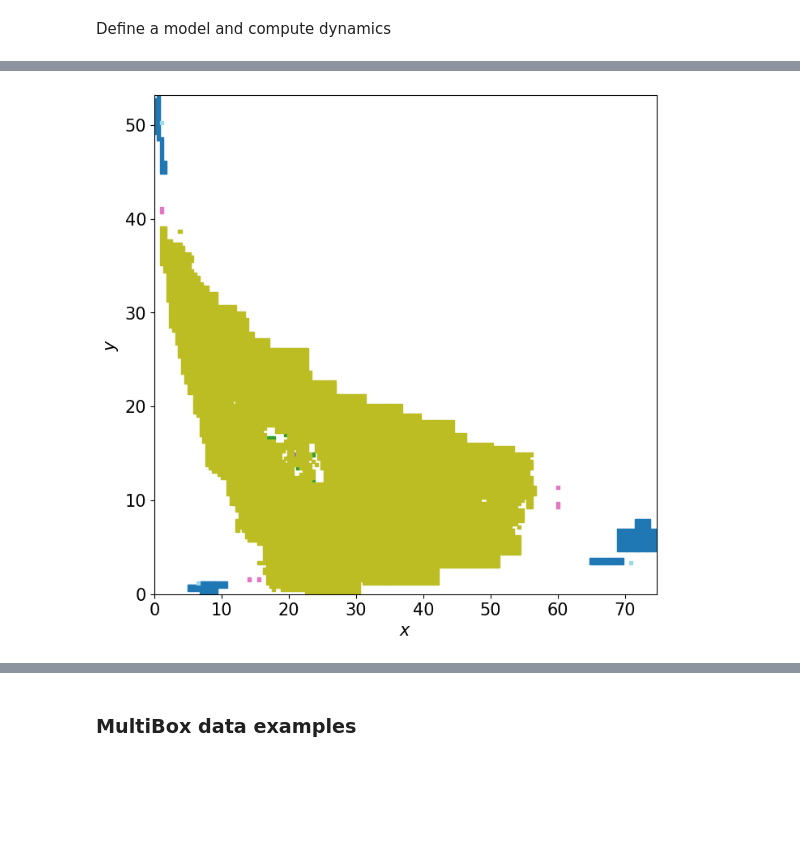
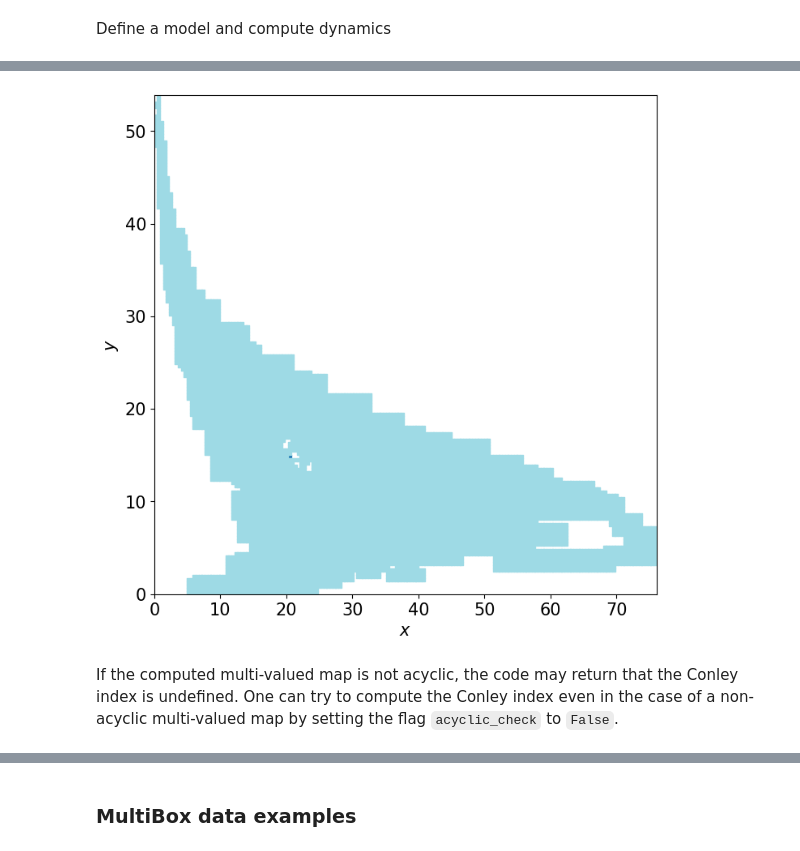
Before and after one commit to marciogameiro/CMGDB_utils, a Jupyter notebook: examples/Examples.ipynb, the cells around one changed output, grey strips where cells are left out. Saved outputs shown, nothing was run; the diff lists cells and outputs as text; code cells hidden in the pictures; blank space fills up the shorter version.

Commit message:
Add Conley index computation

```diff
--- a/examples/Examples.ipynb
+++ b/examples/Examples.ipynb
@@ -108,5 +130,6 @@ grid_size = [200, 200]
 model = CMGDB_utils.Model(lower_bounds, upper_bounds, grid_size, F, map_type='BoxMap', padding=False)
 # %%
 %%time
-morse_graph, morse_decomp, vertex_mapping, cubical_complex = CMGDB_utils.ComputeMorseGraph(model)
+morse_graph, cubical_complex = CMGDB_utils.ComputeConleyMorseGraph(model)
+# morse_graph, cubical_complex = CMGDB_utils.ComputeMorseGraph(model)
 # %% [output]
@@ -117,6 +142,8 @@ CMGDB_utils.PlotMorseGraph(morse_graph)
 # %% [output]
 [drawing not drawn]
 # %%
-CMGDB_utils.PlotMorseSets(morse_graph, morse_decomp, vertex_mapping, cubical_complex)
+CMGDB_utils.PlotMorseSets(morse_graph, cubical_complex)
 # %% [output]
-[figure, old version]
+[figure, new version]
+# %% [markdown]
+If the computed multi-valued map is not acyclic, the code may return that the Conley index is undefined. One can try to compute the Conley index even in the case of a non-acyclic multi-valued map by setting the flag `acyclic_check` to `False`.
```
Also changed, not shown: parts of 27 cells of this notebook, 4 other files.
